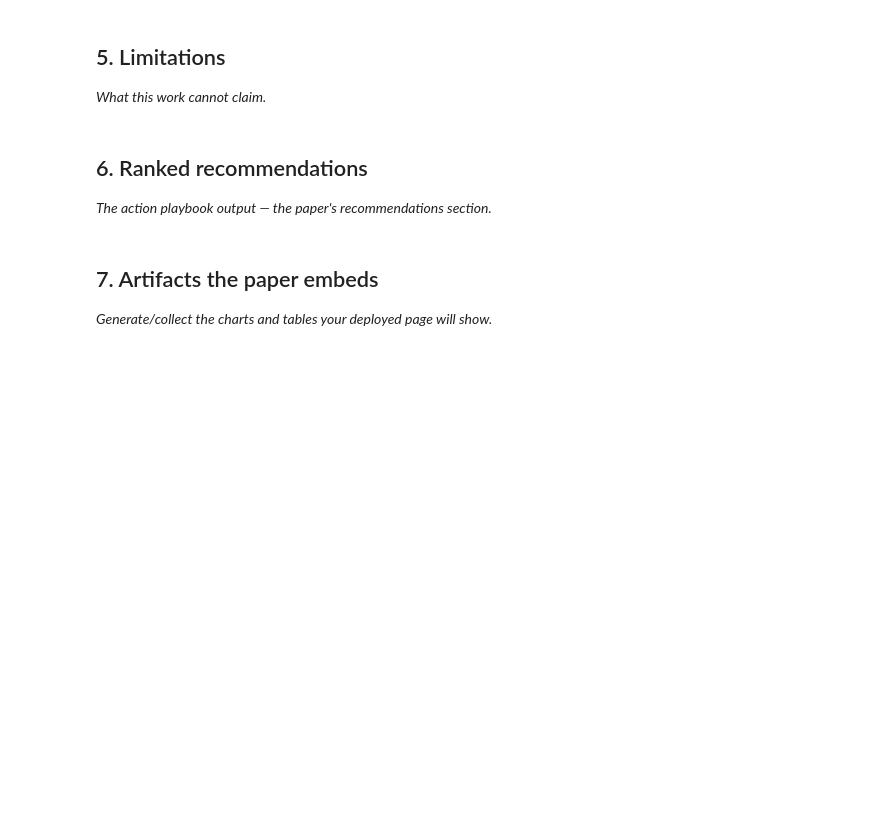
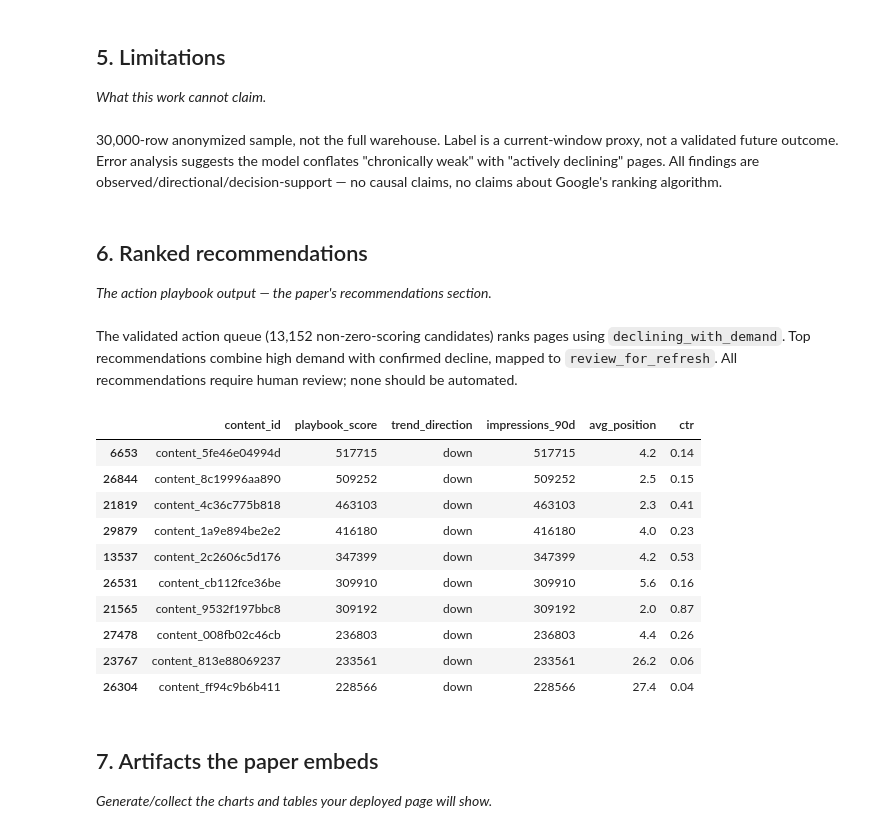
Before and after one commit to maheen-armghan/flyrank-internship, a Jupyter notebook: work/notebooks/capstone.ipynb, the cells around one changed output. Saved outputs shown, nothing was run; the diff lists cells and outputs as text; code cells hidden in the pictures; blank space fills up the shorter version.

```diff
--- a/work/notebooks/capstone.ipynb
+++ b/work/notebooks/capstone.ipynb
@@ -26,10 +154,30 @@ This skeleton is yours to fill. Work the sections **in order** — each one has
 ## 5. Limitations
 
 *What this work cannot claim.*
+# %% [markdown]
+30,000-row anonymized sample, not the full warehouse. Label is a current-window proxy, not a validated future outcome. Error analysis suggests the model conflates "chronically weak" with "actively declining" pages. All findings are observed/directional/decision-support — no causal claims, no claims about Google's ranking algorithm.
 # %% [markdown]
 ## 6. Ranked recommendations
 
 *The action playbook output — the paper's recommendations section.*
+# %% [markdown]
+The validated action queue (13,152 non-zero-scoring candidates) ranks pages using `declining_with_demand`. Top recommendations combine high demand with confirmed decline, mapped to `review_for_refresh`. All recommendations require human review; none should be automated.
+# %%
+df["playbook_score"] = ((df["is_declining_label"]==1) & (df["impressions_90d"]>=100)).astype(int) * df["impressions_90d"]
+queue = df.sort_values("playbook_score", ascending=False)
+queue[["content_id","playbook_score","trend_direction","impressions_90d","avg_position","ctr"]].head(10)
+# %% [output]
+|  | content_id | playbook_score | trend_direction | impressions_90d | avg_position | ctr |
+| 6653 | content_5fe46e04994d | 517715 | down | 517715 | 4.2 | 0.14 |
+| 26844 | content_8c19996aa890 | 509252 | down | 509252 | 2.5 | 0.15 |
+| 21819 | content_4c36c775b818 | 463103 | down | 463103 | 2.3 | 0.41 |
+| 29879 | content_1a9e894be2e2 | 416180 | down | 416180 | 4.0 | 0.23 |
+| 13537 | content_2c2606c5d176 | 347399 | down | 347399 | 4.2 | 0.53 |
+| 26531 | content_cb112fce36be | 309910 | down | 309910 | 5.6 | 0.16 |
+| 21565 | content_9532f197bbc8 | 309192 | down | 309192 | 2.0 | 0.87 |
+| 27478 | content_008fb02c46cb | 236803 | down | 236803 | 4.4 | 0.26 |
+| 23767 | content_813e88069237 | 233561 | down | 233561 | 26.2 | 0.06 |
+| 26304 | content_ff94c9b6b411 | 228566 | down | 228566 | 27.4 | 0.04 |
 # %% [markdown]
 ## 7. Artifacts the paper embeds
 
```
Also changed, not shown: parts of 11 cells of this notebook.
